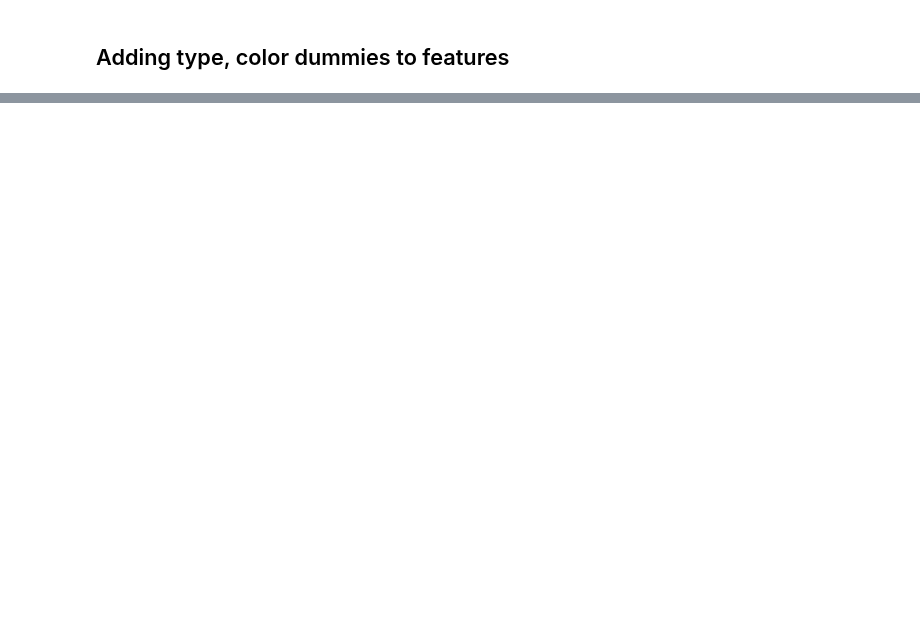
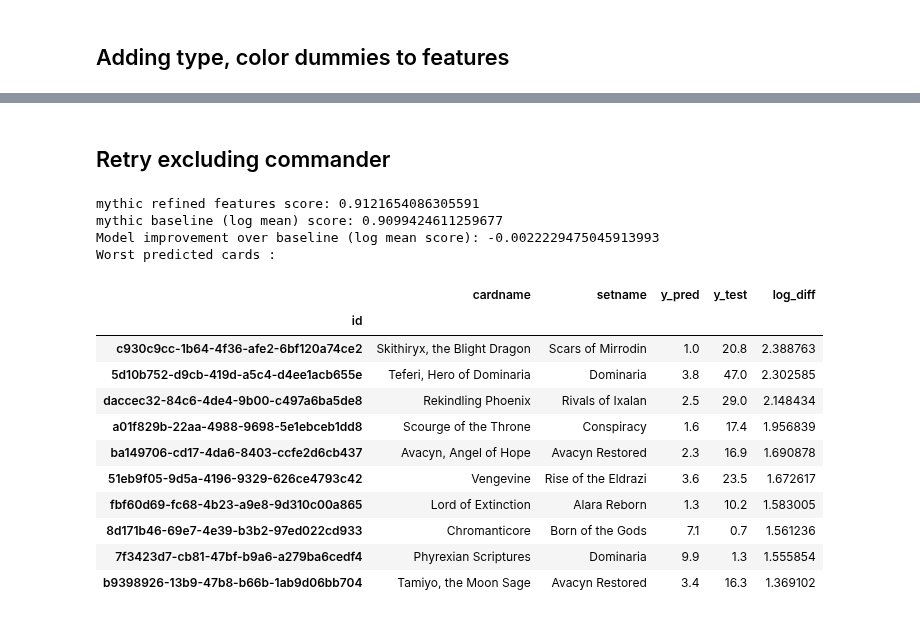
Before and after one commit to alexgcuevas/mystic-speculation, a Jupyter notebook: Docent of Perfection.ipynb, the cells around one changed output, grey strips where cells are left out. Drawn from its saved outputs; the diff is of its cells as text; code cells hidden in the pictures; blank space fills up the shorter version.

```diff
--- a/Docent of Perfection.ipynb
+++ b/Docent of Perfection.ipynb
@@ -74,0 +101,35 @@ plot_pred_hist(results_df['y_pred'],results_df['y_test'], 'Refined feature histo
+# %% [markdown]
+## Retry excluding commander
+# %%
+rarity = 'mythic'
+raw_df = pd.read_csv('data/all_vintage_cards-{}_recent.csv'.format(rarity))
+
+# drop sets, drop duplicates, set indices
+X, y = csv_cleaner(raw_df)
+X_train, X_test, y_train, y_test = train_test_split(X,y,test_size=0.2, random_state=1)
+
+pipe, results_df, model_score = fit_refine_pipeline(X_train, X_test, y_train, y_test)
+print('{0} refined features score: {1}'.format(rarity,model_score))
+
+dummy_results_df, baseline_score = baseline_model(X_train, X_test, y_train, y_test)
+print('{0} baseline (log mean) score: {1}'.format(rarity,baseline_score))
+print('Model improvement over baseline (log mean score): {}'.format(baseline_score-model_score))
+print('Worst predicted cards :')
+results_df[['cardname','setname','y_pred','y_test','log_diff']].sort_values('log_diff', ascending=False).head(10)
+# %% [output]
+mythic refined features score: 0.9121654086305591
+mythic baseline (log mean) score: 0.9099424611259677
+Model improvement over baseline (log mean score): -0.0022229475045913993
+Worst predicted cards :
+|  | cardname | setname | y_pred | y_test | log_diff |
+| id |  |  |  |  |  |
+| c930c9cc-1b64-4f36-afe2-6bf120a74ce2 | Skithiryx, the Blight Dragon | Scars of Mirrodin | 1.0 | 20.8 | 2.388763 |
+| 5d10b752-d9cb-419d-a5c4-d4ee1acb655e | Teferi, Hero of Dominaria | Dominaria | 3.8 | 47.0 | 2.302585 |
+| daccec32-84c6-4de4-9b00-c497a6ba5de8 | Rekindling Phoenix | Rivals of Ixalan | 2.5 | 29.0 | 2.148434 |
+| a01f829b-22aa-4988-9698-5e1ebceb1dd8 | Scourge of the Throne | Conspiracy | 1.6 | 17.4 | 1.956839 |
+| ba149706-cd17-4da6-8403-ccfe2d6cb437 | Avacyn, Angel of Hope | Avacyn Restored | 2.3 | 16.9 | 1.690878 |
+| 51eb9f05-9d5a-4196-9329-626ce4793c42 | Vengevine | Rise of the Eldrazi | 3.6 | 23.5 | 1.672617 |
+| fbf60d69-fc68-4b23-a9e8-9d310c00a865 | Lord of Extinction | Alara Reborn | 1.3 | 10.2 | 1.583005 |
+| 8d171b46-69e7-4e39-b3b2-97ed022cd933 | Chromanticore | Born of the Gods | 7.1 | 0.7 | 1.561236 |
+| 7f3423d7-cb81-47bf-b9a6-a279ba6cedf4 | Phyrexian Scriptures | Dominaria | 9.9 | 1.3 | 1.555854 |
+| b9398926-13b9-47b8-b66b-1ab9d06bb704 | Tamiyo, the Moon Sage | Avacyn Restored | 3.4 | 16.3 | 1.369102 |
```
Also changed, not shown: parts of 25 cells of this notebook, 4 other files.
